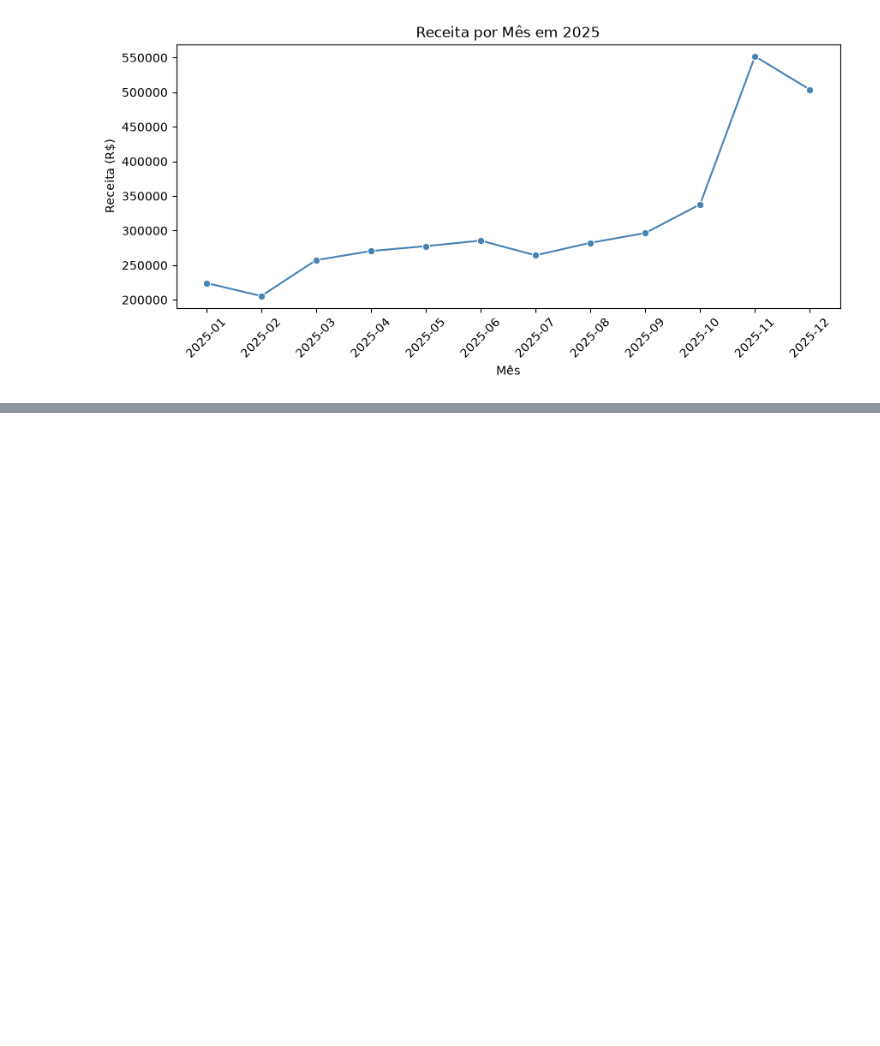
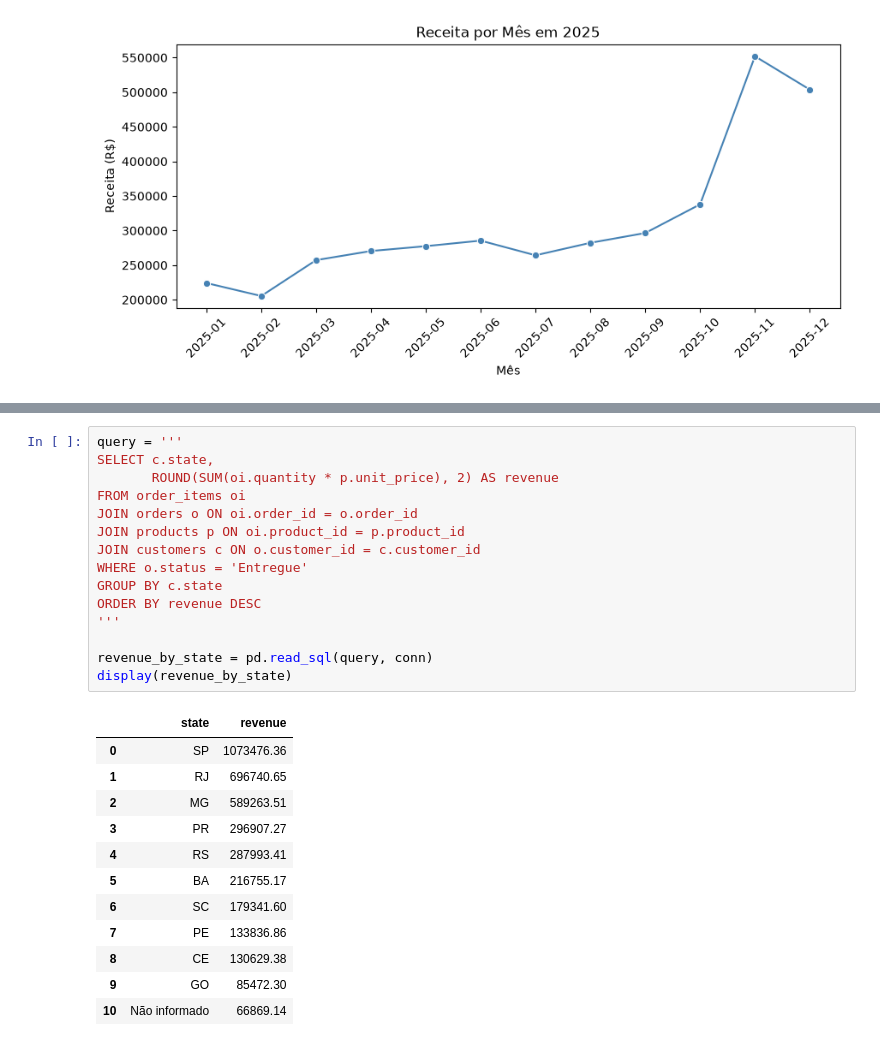
Before and after one commit to ricardo-paganini/ecommerce-sales-analysis, a Jupyter notebook: ecommerce-sales-analysis.ipynb, the cells around one changed output, grey strips where cells are left out. Cells and saved outputs as stored; diff of their text form; blank space fills up the shorter version.

```diff
--- a/ecommerce-sales-analysis.ipynb
+++ b/ecommerce-sales-analysis.ipynb
@@ -554,0 +571,28 @@ plt.show()
+# %%
+query = '''
+SELECT c.state,
+       ROUND(SUM(oi.quantity * p.unit_price), 2) AS revenue
+FROM order_items oi
+JOIN orders o ON oi.order_id = o.order_id
+JOIN products p ON oi.product_id = p.product_id
+JOIN customers c ON o.customer_id = c.customer_id
+WHERE o.status = 'Entregue'
+GROUP BY c.state
+ORDER BY revenue DESC
+'''
+
+revenue_by_state = pd.read_sql(query, conn)
+display(revenue_by_state)
+# %% [output]
+|  | state | revenue |
+| 0 | SP | 1073476.36 |
+| 1 | RJ | 696740.65 |
+| 2 | MG | 589263.51 |
+| 3 | PR | 296907.27 |
+| 4 | RS | 287993.41 |
+| 5 | BA | 216755.17 |
+| 6 | SC | 179341.60 |
+| 7 | PE | 133836.86 |
+| 8 | CE | 130629.38 |
+| 9 | GO | 85472.30 |
+| 10 | Não informado | 66869.14 |
```
Also changed, not shown: parts of 3 cells of this notebook.
